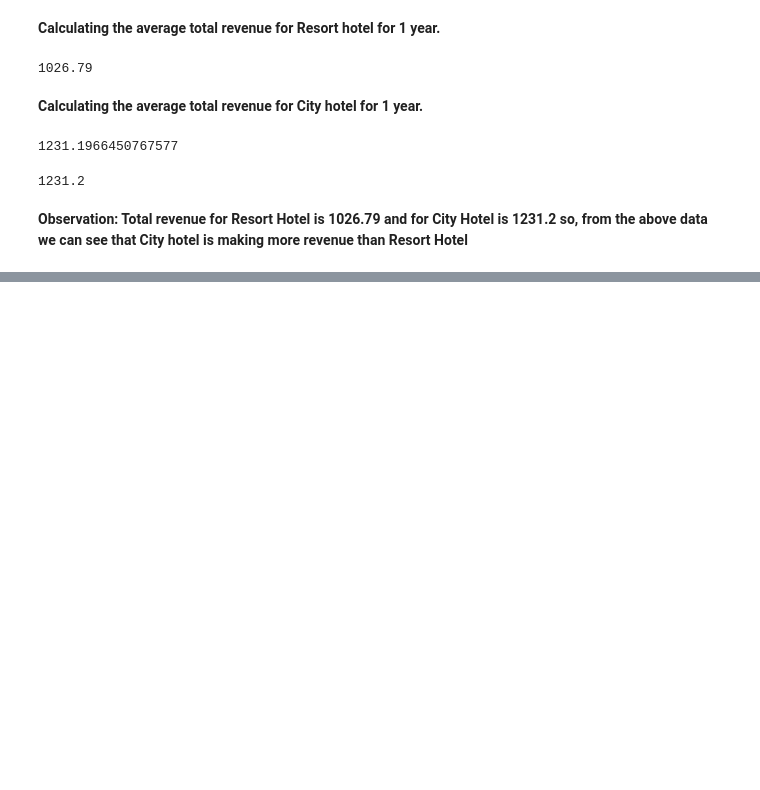
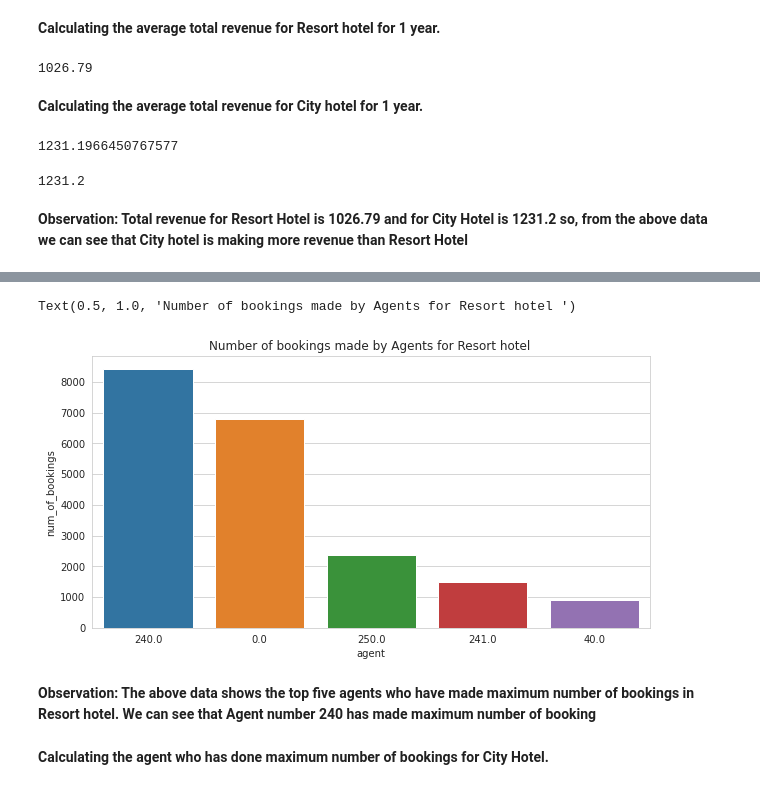
Before and after one commit to Jatingpt/Hotel-Booking-Analysis, a Jupyter notebook: Hotel_Booking_Analysis_Capstone_Project.ipynb, the cells around one changed output, grey strips where cells are left out. Cells and saved outputs as stored; diff of their text form; code cells hidden in the pictures; blank space fills up the shorter version.

```diff
--- a/Hotel_Booking_Analysis_Capstone_Project.ipynb
+++ b/Hotel_Booking_Analysis_Capstone_Project.ipynb
@@ -702,0 +752,4 @@ total_city_revenue.round(2)
+# %%
+booking_count = resort_booking['agent'].value_counts().reset_index().rename(columns = {'index':'agent','agent':'num_of_bookings'}).sort_values(by = 'num_of_bookings',ascending=False)
+# %%
+booking_count = booking_count.iloc[0:5]
@@ -702,0 +765,10 @@ total_city_revenue.round(2)
+# %%
+plt.figure(figsize = (10,5))
+sns.barplot(x = 'agent', y = 'num_of_bookings', data = booking_count, order = booking_count.sort_values('num_of_bookings', ascending = False).agent).set_title("Number of bookings made by Agents for Resort hotel ")
+# %% [output]
+Text(0.5, 1.0, 'Number of bookings made by Agents for Resort hotel ')
+[figure, added]
+# %% [markdown]
+**Observation: The above data shows the top five agents who have made maximum number of bookings in Resort hotel. We can see that Agent number 240 has made maximum number of booking**
+# %% [markdown]
+**Calculating the agent who has done maximum number of bookings for City Hotel.**
```
Also changed, not shown: parts of 19 cells of this notebook.
